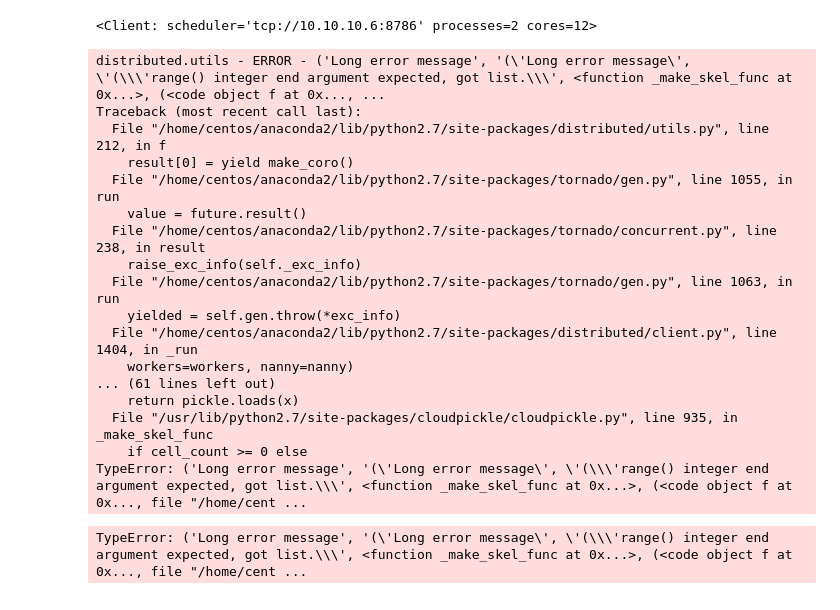
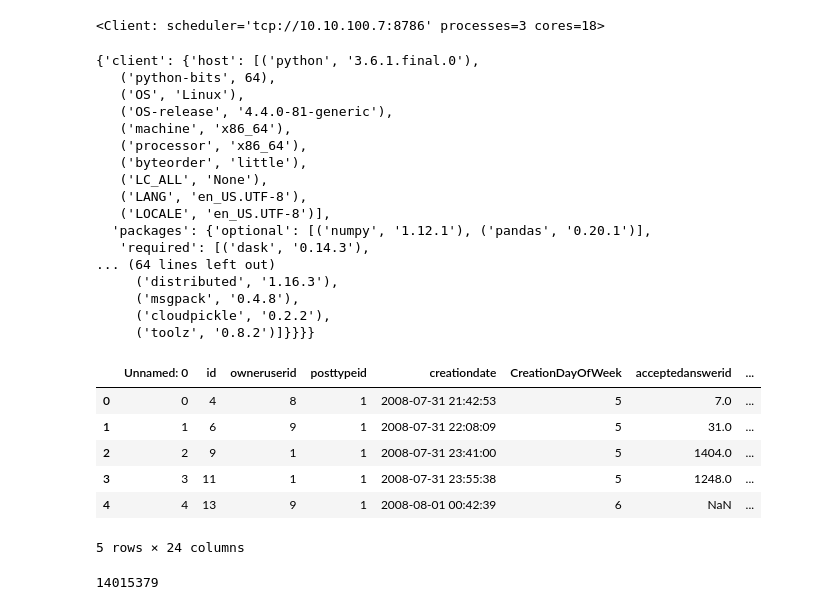
Before and after one commit to TACC/CSC2018Institute, a Jupyter notebook: notebooks/Analysis with Dask Distributed.ipynb, the cells around one changed output. Saved outputs shown, nothing was run; the diff lists cells and outputs as text; code cells hidden in the pictures.

Commit message:
initial updates for python 3.

```diff
--- a/notebooks/Analysis with Dask Distributed.ipynb
+++ b/notebooks/Analysis with Dask Distributed.ipynb
@@ -38,32 +5,49 @@ e
+# %%
+client = Client('10.10.100.7:8786')
 # %%
 client
 # %% [output]
-<Client: scheduler='tcp://10.10.10.6:8786' processes=2 cores=12>
+<Client: scheduler='tcp://10.10.100.7:8786' processes=3 cores=18>
 # %%
 client.get_versions(check=True)
 # %% [output]
-distributed.utils - ERROR - ('Long error message', '(\'Long error message\', \'(\\\'range() integer end argument expected, got list.\\\', <function _make_skel_func at 0x...>, (<code object f at 0x..., ...
-Traceback (most recent call last):
-  File "/home/centos/anaconda2/lib/python2.7/site-packages/distributed/utils.py", line 212, in f
-    result[0] = yield make_coro()
-  File "/home/centos/anaconda2/lib/python2.7/site-packages/tornado/gen.py", line 1055, in run
-    value = future.result()
-  File "/home/centos/anaconda2/lib/python2.7/site-packages/tornado/concurrent.py", line 238, in result
-    raise_exc_info(self._exc_info)
-  File "/home/centos/anaconda2/lib/python2.7/site-packages/tornado/gen.py", line 1063, in run
-    yielded = self.gen.throw(*exc_info)
-  File "/home/centos/anaconda2/lib/python2.7/site-packages/distributed/client.py", line 1404, in _run
-    workers=workers, nanny=nanny)
-... (61 lines left out)
-    return pickle.loads(x)
-  File "/usr/lib/python2.7/site-packages/cloudpickle/cloudpickle.py", line 935, in _make_skel_func
-    if cell_count >= 0 else
-TypeError: ('Long error message', '(\'Long error message\', \'(\\\'range() integer end argument expected, got list.\\\', <function _make_skel_func at 0x...>, (<code object f at 0x..., file "/home/cent ...
+{'client': {'host': [('python', '3.6.1.final.0'),
+   ('python-bits', 64),
+   ('OS', 'Linux'),
+   ('OS-release', '4.4.0-81-generic'),
+   ('machine', 'x86_64'),
+   ('processor', 'x86_64'),
+   ('byteorder', 'little'),
+   ('LC_ALL', 'None'),
+   ('LANG', 'en_US.UTF-8'),
+   ('LOCALE', 'en_US.UTF-8')],
+  'packages': {'optional': [('numpy', '1.12.1'), ('pandas', '0.20.1')],
+   'required': [('dask', '0.14.3'),
+... (64 lines left out)
+     ('distributed', '1.16.3'),
+     ('msgpack', '0.4.8'),
+     ('cloudpickle', '0.2.2'),
+     ('toolz', '0.8.2')]}}}}
-TypeError: ('Long error message', '(\'Long error message\', \'(\\\'range() integer end argument expected, got list.\\\', <function _make_skel_func at 0x...>, (<code object f at 0x..., file "/home/cent ...
 # %%
 # create the dataframe by reading in the CSV
-csv = '/home/centos/stackoverflow.csv'
+csv = '/root/stackoverflow.csv'
 
 # load the csv file into a dask dataframe
 df = dd.read_csv(csv)
-# df2= client.persist(df)
+df2= client.persist(df)
+progress(df2)
+# %%
+df2.head()
+# %% [output]
+|  | Unnamed: 0 | id | owneruserid | posttypeid | creationdate | CreationDayOfWeek | acceptedanswerid | ... |
+| 0 | 0 | 4 | 8 | 1 | 2008-07-31 21:42:53 | 5 | 7.0 | ... |
+| 1 | 1 | 6 | 9 | 1 | 2008-07-31 22:08:09 | 5 | 31.0 | ... |
+| 2 | 2 | 9 | 1 | 1 | 2008-07-31 23:41:00 | 5 | 1404.0 | ... |
+| 3 | 3 | 11 | 1 | 1 | 2008-07-31 23:55:38 | 5 | 1248.0 | ... |
+| 4 | 4 | 13 | 9 | 1 | 2008-08-01 00:42:39 | 6 | NaN | ... |
+5 rows × 24 columns
+# %%
+# count the number of total rows:
+len(df2)
+# %% [output]
+14015379
```
Also changed, not shown: parts of 18 cells of this notebook.
